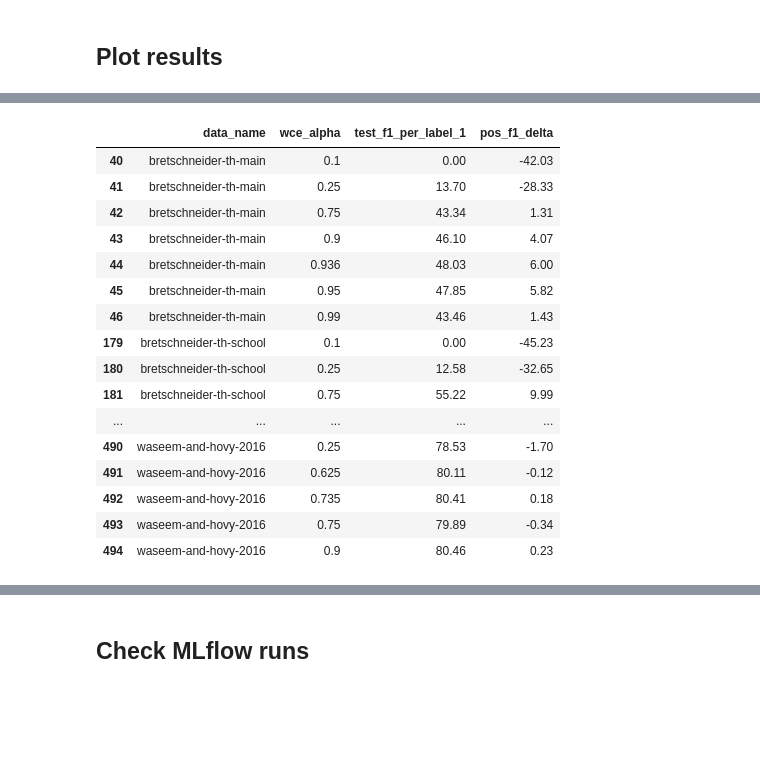
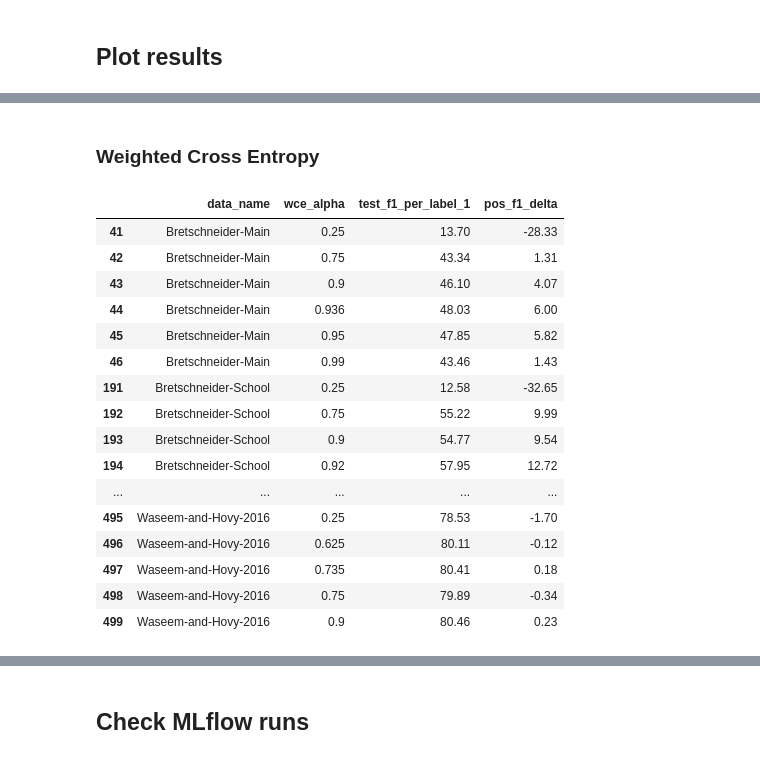
Before and after one commit to zhangyaqi20/imbalanced_text_classification, a Jupyter notebook: extract_mlflow_results.ipynb, the cells around one changed output, grey strips where cells are left out. Cells and saved outputs as stored; diff of their text form; code cells hidden in the pictures; blank space fills up the shorter version.

Commit message:
Extract results; plots; Anaylsis

```diff
--- a/extract_mlflow_results.ipynb
+++ b/extract_mlflow_results.ipynb
@@ -12,7 +12,7 @@ data_cols = ["data_name", "num_classes", "data_type", "size", "rho", "distributi
 variant_cols = ['variant', 'sampling_modifiedRS_rho', 'sampling_weightedRS_percentage', 'augmentation_rho', 'augmentation_percentage', 'augmentation_top_k', 'wce_alpha', 'fl_gamma', "augmentation_bert_top_k"]
 metric_suffices = ['f1_macro', 'f1_per_label_0', 'f1_per_label_1', 'f1_per_label_2', 'f1_per_label_3', 'f1_per_label_4', 'accuracy', 'precision_macro', 'precision_weighted', 'recall_macro', 'recall_weighted', 'auprc']
 metrics_cols = [f'train_{suffix}' for suffix in metric_suffices] + [f'val_{suffix}' for suffix in metric_suffices] + [f'test_{suffix}' for suffix in metric_suffices]
-cols_raw = data_cols + variant_cols + ['pl_seed'] + metrics_cols + ['mlflow_run_id']
+cols_raw = data_cols + variant_cols + ['pl_seed'] + metrics_cols + ["best_epoch"] + ['mlflow_run_id']
 
 cols_seeds_mean = data_cols + variant_cols[:-1] + ['val_f1_macro', 'test_f1_macro', 'test_f1_macro_std'] + [f'test_{suffix}' for suffix in metric_suffices[1:]]
 
@@ -113,12 +113,19 @@ def get_value_by_run_id(data_dir, run_id, key):
             value = 0
     return value
 
+def get_best_epoch_by_run_id(data_dir, run_id):
+    ckpt_dir = f"{data_dir}{run_id}/artifacts/model_checkpoints/"
+    ckpt = os.listdir(ckpt_dir)[0]
+    epoch = ast.literal_eval(ckpt.split("epoch=")[1][1:2])
+    return epoch
+
 def get_log_by_data_name(data_name):
     data_runs_dir = f'./logs/{data_name}/'
     run_ids = os.listdir(data_runs_dir)
     rows = []
     for run_id in run_ids:
-        run_result = {col_name: get_value_by_run_id(data_runs_dir, run_id, col_name) for col_name in cols_raw[:-1]}
+        run_result = {col_name: get_value_by_run_id(data_runs_dir, run_id, col_name) for col_name in cols_raw[:-2]}
+        run_result['best_epoch'] = get_best_epoch_by_run_id(data_runs_dir, run_id)
         run_result['mlflow_run_id'] = run_id
         rows.append(run_result)
     df = pd.DataFrame(columns=cols_raw, data=rows)
@@ -256,0 +259,11 @@ ax.figure.savefig('output_figure.svg', dpi=600, bbox_inches="tight")
+# %%
+data_name_orig2display = {'bretschneider-th-main': 'Bretschneider-Main',
+                            'twitter-hate-speech-tsa': 'Twitter-Hate-Speech',
+                            'bretschneider-th-school': 'Bretschneider-School',
+                            'gibert-2018-shs': 'Gibert-2018',
+                            'us-election-2020': 'US-Election-2020',
+                            'cmsb-tsd': 'CMSB',
+                            'waseem-and-hovy-2016': 'Waseem-and-Hovy-2016',
+                            'founta-2018-thas': 'Founta-2018',
+                            'davidson-thon': 'Davidson-2017',
+                            'ami': 'AMI'}
@@ -256,0 +272,15 @@ ax.figure.savefig('output_figure.svg', dpi=600, bbox_inches="tight")
+# %%
+df_overfitting = df_all_raw_results[df_all_raw_results["variant"].isin(["baseline", "sampling_modifiedRS_oversampling"])][["data_name", "sampling_modifiedRS_rho", "train_f1_macro", "val_f1_macro", "test_f1_macro", "pl_seed"]]
+df_overfitting = df_overfitting.groupby(["data_name", "sampling_modifiedRS_rho"], as_index=False).agg({"data_name": "first", "train_f1_macro": "mean", "val_f1_macro": "mean", "test_f1_macro": "mean"})
+
+def compute_deviation_to_baseline(row, split):
+    baseline_condition = (df_overfitting["data_name"] == row["data_name"]) & (df_overfitting["sampling_modifiedRS_rho"] == "-")
+    baseline_value = df_overfitting.loc[baseline_condition, f"{split}_f1_macro"].values[0]
+    return row[f"{split}_f1_macro"] - baseline_value
+for split in ["train", "val", "test"]:
+    df_overfitting[f"{split}_f1_macro_delta"] = df_overfitting.apply(lambda row: compute_deviation_to_baseline(row, split), axis=1)
+    df_overfitting[f"{split}_f1_macro_delta"] = df_overfitting[f"{split}_f1_macro_delta"].apply(lambda x: ast.literal_eval("{0:.2f}".format(x*100)))
+df_overfitting = df_overfitting[df_overfitting["sampling_modifiedRS_rho"] != "-"]
+df_overfitting = df_overfitting[df_overfitting["data_name"].isin(["founta-2018-thas", "davidson-thon", "cmsb-tsd"])]
+df_overfitting = df_overfitting[["sampling_modifiedRS_rho", "data_name", "train_f1_macro_delta", "val_f1_macro_delta", "test_f1_macro_delta"]]
+df_overfitting
@@ -257,27 +363,31 @@ ax.figure.savefig('output_figure.svg', dpi=600, bbox_inches="tight")
+# %% [markdown]
+### Weighted Cross Entropy
 # %%
 conditions = (df_all_mean_results["variant"] == "wce") & (df_all_mean_results["num_classes"] == 2)
 df_mean_wce = df_all_mean_results[conditions][["data_name", "wce_alpha", "test_f1_per_label_1"]]
 def compute_deviation_to_baseline(row):
     baseline_condition = (df_all_mean_results["data_name"] == row["data_name"]) & (df_all_mean_results["variant"] == "baseline")
     baseline_value = df_all_mean_results.loc[baseline_condition, "test_f1_per_label_1"].values[0]
     return row['test_f1_per_label_1'] - baseline_value
 df_mean_wce["pos_f1_delta"] = df_mean_wce.apply(lambda row: compute_deviation_to_baseline(row), axis=1)
+df_mean_wce["data_name"] = df_mean_wce["data_name"].map(data_name_orig2display)
+df_mean_wce = df_mean_wce[df_mean_wce["fl_gamma"] >= 0.25]
 df_mean_wce
 # %% [output]
 |  | data_name | wce_alpha | test_f1_per_label_1 | pos_f1_delta |
-| 40 | bretschneider-th-main | 0.1 | 0.00 | -42.03 |
-| 41 | bretschneider-th-main | 0.25 | 13.70 | -28.33 |
-| 42 | bretschneider-th-main | 0.75 | 43.34 | 1.31 |
-| 43 | bretschneider-th-main | 0.9 | 46.10 | 4.07 |
-| 44 | bretschneider-th-main | 0.936 | 48.03 | 6.00 |
-| 45 | bretschneider-th-main | 0.95 | 47.85 | 5.82 |
-| 46 | bretschneider-th-main | 0.99 | 43.46 | 1.43 |
-| 179 | bretschneider-th-school | 0.1 | 0.00 | -45.23 |
-| 180 | bretschneider-th-school | 0.25 | 12.58 | -32.65 |
-| 181 | bretschneider-th-school | 0.75 | 55.22 | 9.99 |
+| 41 | Bretschneider-Main | 0.25 | 13.70 | -28.33 |
+| 42 | Bretschneider-Main | 0.75 | 43.34 | 1.31 |
+| 43 | Bretschneider-Main | 0.9 | 46.10 | 4.07 |
+| 44 | Bretschneider-Main | 0.936 | 48.03 | 6.00 |
+| 45 | Bretschneider-Main | 0.95 | 47.85 | 5.82 |
+| 46 | Bretschneider-Main | 0.99 | 43.46 | 1.43 |
+| 191 | Bretschneider-School | 0.25 | 12.58 | -32.65 |
+| 192 | Bretschneider-School | 0.75 | 55.22 | 9.99 |
+| 193 | Bretschneider-School | 0.9 | 54.77 | 9.54 |
+| 194 | Bretschneider-School | 0.92 | 57.95 | 12.72 |
 | ... | ... | ... | ... | ... |
-| 490 | waseem-and-hovy-2016 | 0.25 | 78.53 | -1.70 |
-| 491 | waseem-and-hovy-2016 | 0.625 | 80.11 | -0.12 |
-| 492 | waseem-and-hovy-2016 | 0.735 | 80.41 | 0.18 |
-| 493 | waseem-and-hovy-2016 | 0.75 | 79.89 | -0.34 |
-| 494 | waseem-and-hovy-2016 | 0.9 | 80.46 | 0.23 |
+| 495 | Waseem-and-Hovy-2016 | 0.25 | 78.53 | -1.70 |
+| 496 | Waseem-and-Hovy-2016 | 0.625 | 80.11 | -0.12 |
+| 497 | Waseem-and-Hovy-2016 | 0.735 | 80.41 | 0.18 |
+| 498 | Waseem-and-Hovy-2016 | 0.75 | 79.89 | -0.34 |
+| 499 | Waseem-and-Hovy-2016 | 0.9 | 80.46 | 0.23 |
```
Also changed, not shown: parts of 23 cells of this notebook, 11 other files.
